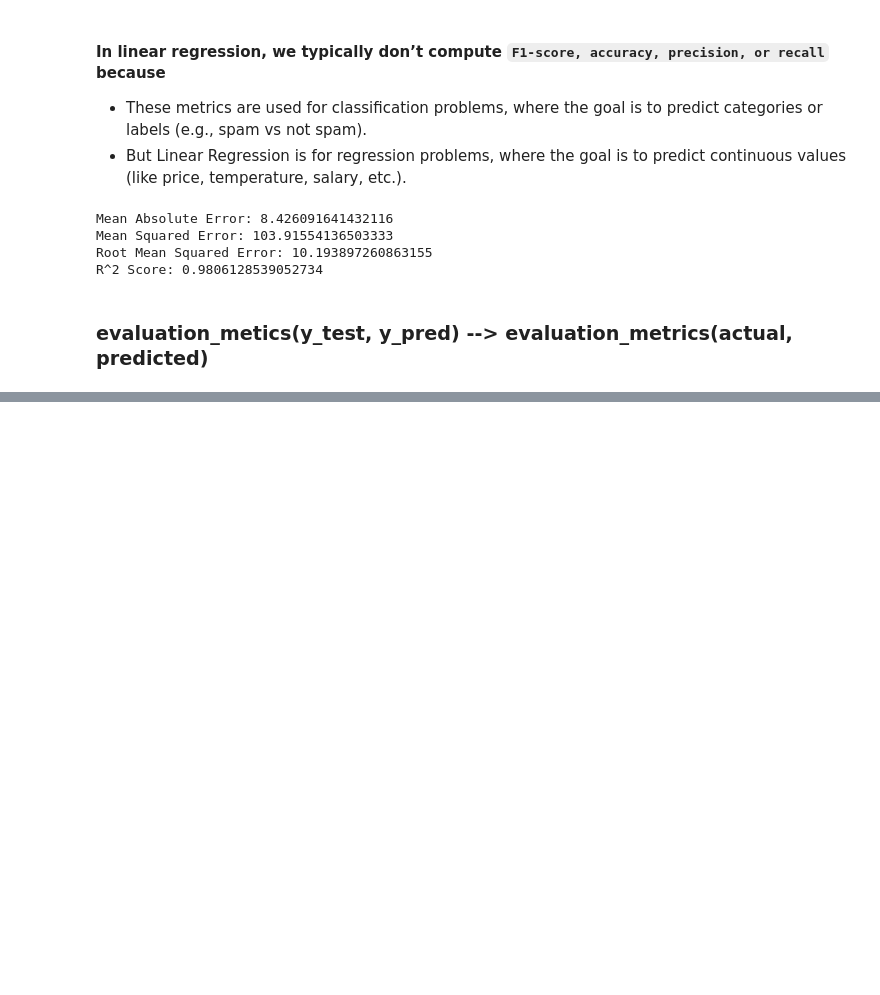
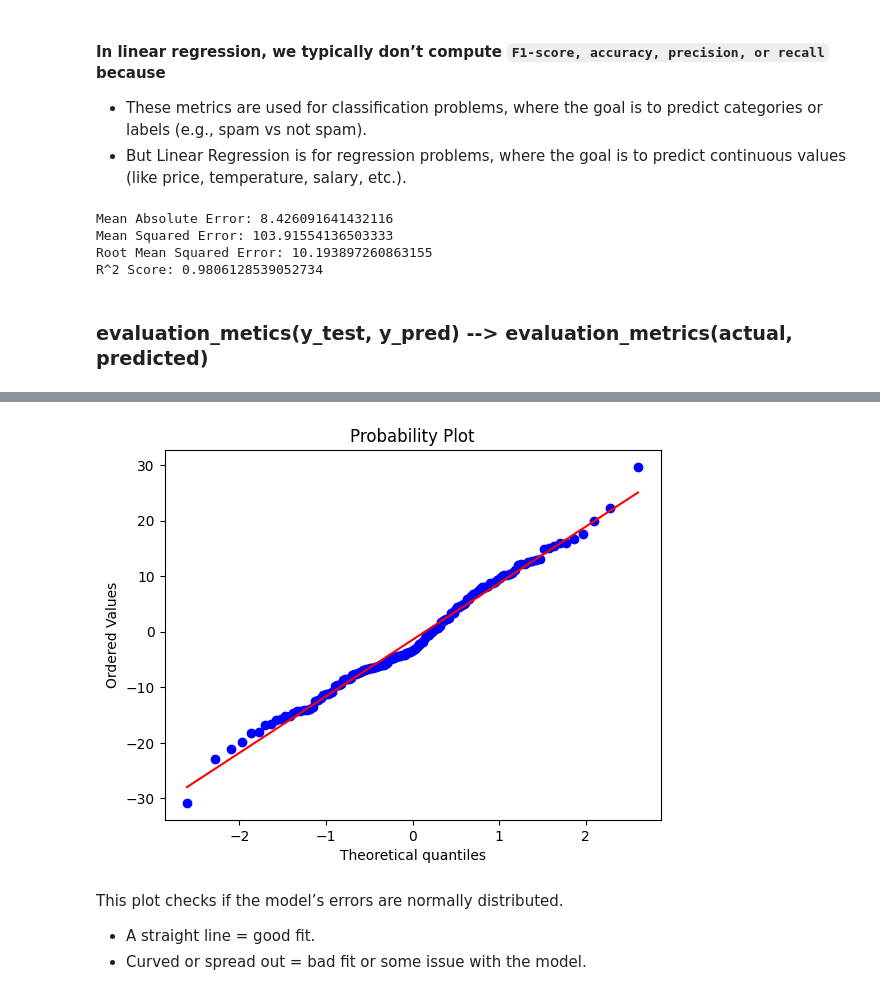
Before and after one commit to bainash10/Linear-Regression-Yearly-Spending-Behavior-Analytics-, a Jupyter notebook: main.ipynb, the cells around one changed output, grey strips where cells are left out. Drawn from its saved outputs; the diff is of its cells as text; code cells hidden in the pictures; blank space fills up the shorter version.

```diff
--- a/main.ipynb
+++ b/main.ipynb
@@ -365,0 +405,12 @@ R^2 Score: 0.9806128539052734
+# %%
+import pylab
+import scipy.stats as stats
+
+stats.probplot(residuals, dist="norm", plot=pylab)
+pylab.show()
+# %% [output]
+[figure, added]
+# %% [markdown]
+This plot checks if the model’s errors are normally distributed.
+- A straight line = good fit.
+- Curved or spread out = bad fit or some issue with the model.
```
Also changed, not shown: parts of 5 cells of this notebook.
